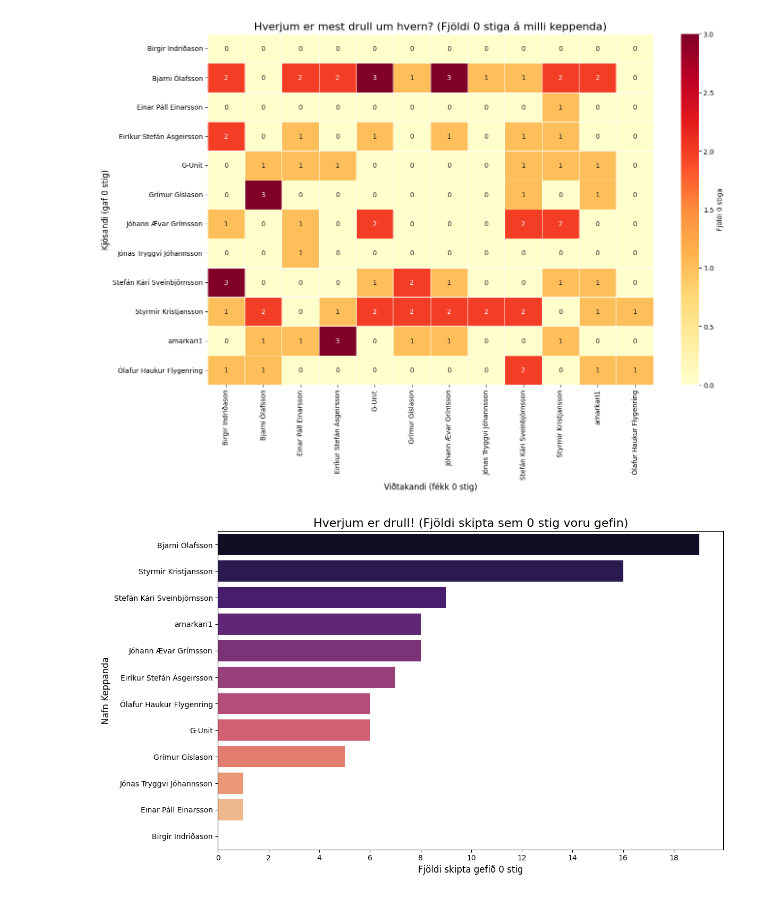
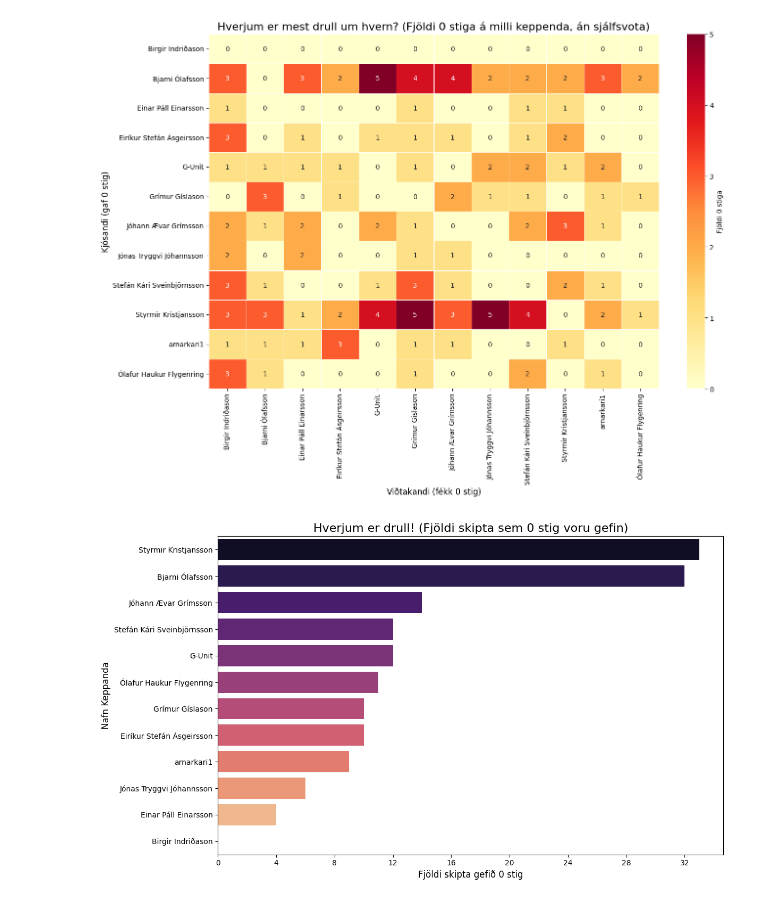
Before and after one commit to olifly/Lagadeildin, a Jupyter notebook: DataVis.ipynb, the cells around one changed output. Drawn from its saved outputs; the diff is of its cells as text; code cells hidden in the pictures.

```diff
--- a/DataVis.ipynb
+++ b/DataVis.ipynb
@@ -49,12 +44,33 @@ votes_submissions = pd.merge(
     how='inner'
 )
 
+# --- Innleiða regluna ---
+# Finna hverjir greiddu atkvæði í hvaða umferð
+voters_per_round = votes_df.groupby(['Round ID', 'Voter ID']).size().reset_index(name='voted')
+
+# Sameina við gögnin til að vita hvort sá sem fékk stig hafi kosið sjálfur á þeirri umferð
+votes_submissions = pd.merge(
+    votes_submissions,
+    voters_per_round,
+    left_on=['Round ID', 'Submitter ID'],
+    right_on=['Round ID', 'Voter ID'],
+    how='left',
+    suffixes=('', '_check')
+)
+
+# Ef 'voted' er NaN þýðir það að keppandinn kaus ekki á þeirri umferð
+# Regla: Ef keppandi kaus ekki, þá mega þeir ekki fá plússtig (stig > 0 verða 0)
+votes_submissions['Points Assigned'] = votes_submissions.apply(
+    lambda row: 0 if pd.isna(row['voted']) and row['Points Assigned'] > 0 else row['Points Assigned'],
+    axis=1
+)
+# -----------------------
+
 # 2. Sameina við keppendur
 merged_data = pd.merge(
     votes_submissions,
     dataframes['competitors'],
-    left_on='Submitter ID',
-    right_on='ID',
+    left_on='Submitter ID',    right_on='ID',
     how='inner'
 )
 
@@ -69,8 +85,7 @@ round_winners_with_names = pd.merge(
     dataframes['rounds'][['ID', 'Name']],
     round_winners,
     left_on='ID',
-    right_on='Round ID',
-    how='inner',
+    right_on='Round ID',    how='inner',
     suffixes=('_round', '')
 )
 
@@ -83,7 +98,7 @@ if missing_rounds:
     print(f"Varúð: {len(missing_rounds)} umferð(ir) voru undanskildar vegna vöntunar á gögnum.")
 
 # 6. Birta niðurstöður
-print('--- Sigurvegarar Umferða ---')
+print('--- Sigurvegarar Umferða (með tilliti til kosninga-reglu) ---')
 display(round_winners_with_names[['Name_round', 'Name', 'Points Assigned']].rename(columns={'Name_round': 'Heiti Umferðar', 'Name': 'Nafn Sigurvegara', 'Points Assigned': 'Stig'}))
 
 # Vista fyrir næstu skref
@@ -224,40 +247,43 @@ plt.show()
 # %%
 # @title
-# 1. Sía gögn þar sem stig eru 0
-zero_flow = merged_data[merged_data['Points Assigned'] == 0].copy()
+# 1. Sía gögn þar sem stig eru 0 og sía út sjálfsvot (Voter != Submitter)
+zero_flow = merged_data[
+    (merged_data['Points Assigned'] == 0) &
+    (merged_data['Voter ID'] != merged_data['Submitter ID'])
+].copy()
+
 zero_flow['Kjósandi'] = zero_flow['Voter ID'].map(competitors_map)
 zero_flow['Viðtakandi'] = zero_flow['Name']
 
 # 2. Búa til töflu sem telur skiptin
 indifference_matrix = zero_flow.pivot_table(
     index='Kjósandi',
     columns='Viðtakandi',
-    values='Points Assigned',
-    aggfunc='size'
+    values='Points Assigned',    aggfunc='size'
 ).fillna(0)
 
 # Tryggja að allir keppendur séu með, líka þeir sem aldrei gáfu/fengu 0
 all_competitors = sorted(list(competitors_map.values()))
 indifference_matrix = indifference_matrix.reindex(index=all_competitors, columns=all_competitors, fill_value=0)
 
 # 3. Teikna hitakort
 plt.figure(figsize=(14, 10))
 sns.heatmap(
     indifference_matrix,
     annot=True,
     fmt='.0f',
     cmap='YlOrRd',
     linewidths=.5,
     cbar_kws={'label': 'Fjöldi 0 stiga'}
 )
 
-plt.title('Hverjum er mest drull um hvern? (Fjöldi 0 stiga á milli keppenda)', fontsize=16)
+plt.title('Hverjum er mest drull um hvern? (Fjöldi 0 stiga á milli keppenda, án sjálfsvota)', fontsize=16)
 plt.xlabel('Viðtakandi (fékk 0 stig)', fontsize=12)
 plt.ylabel('Kjósandi (gaf 0 stig)', fontsize=12)
 plt.tight_layout()
 plt.show()
 # %% [output]
-[figure, old version]
+[figure, new version]
 # %%
 # @title
 # 1. Sía gögn þar sem stig eru 0 og telja fyrir hvern kjósanda
@@ -294,7 +320,7 @@ plt.gca().xaxis.set_major_locator(MaxNLocator(integer=True))
 plt.tight_layout()
 plt.show()
 # %% [output]
-[figure, old version]
+[figure, new version]
 # %%
 # @title
 # 1. Undirbúa gögn fyrir dreifingu stiga
```
Also changed, not shown: parts of 12 cells of this notebook.
